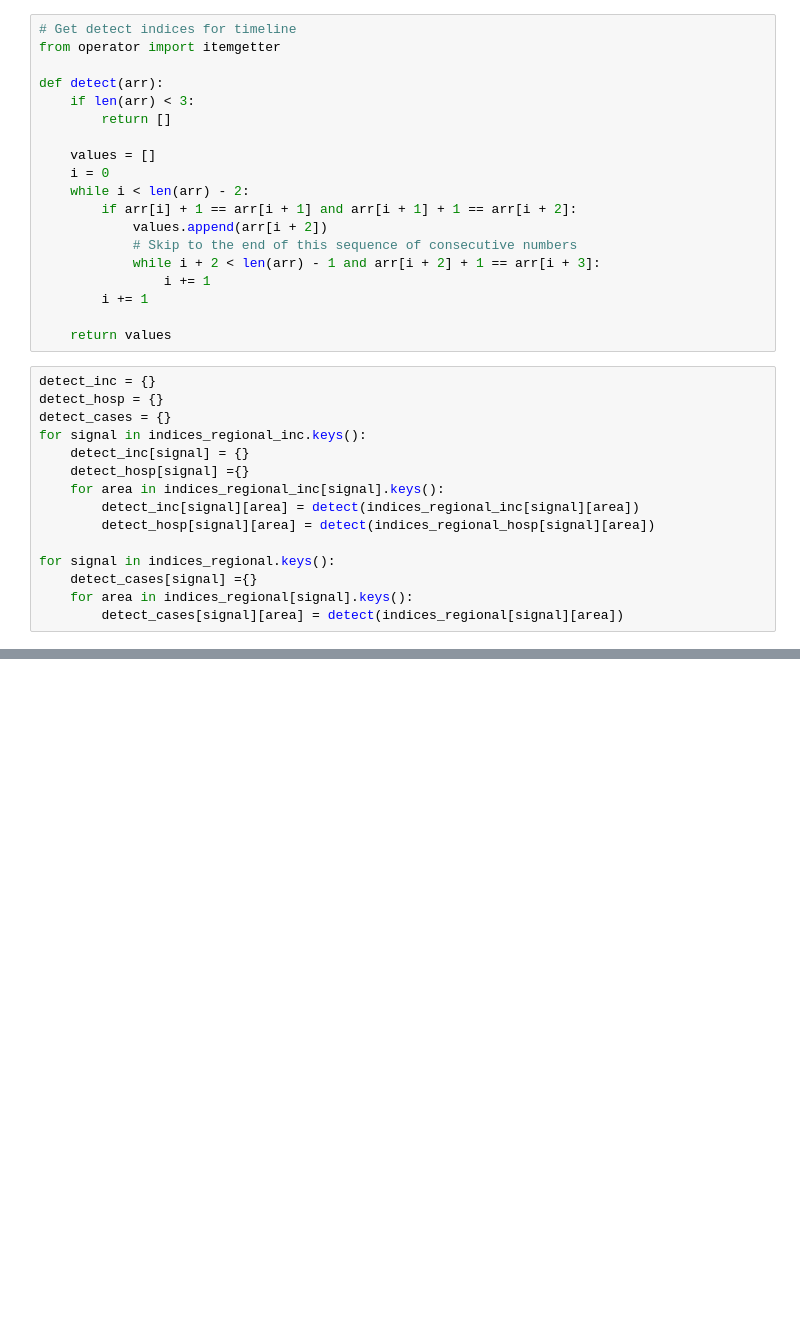
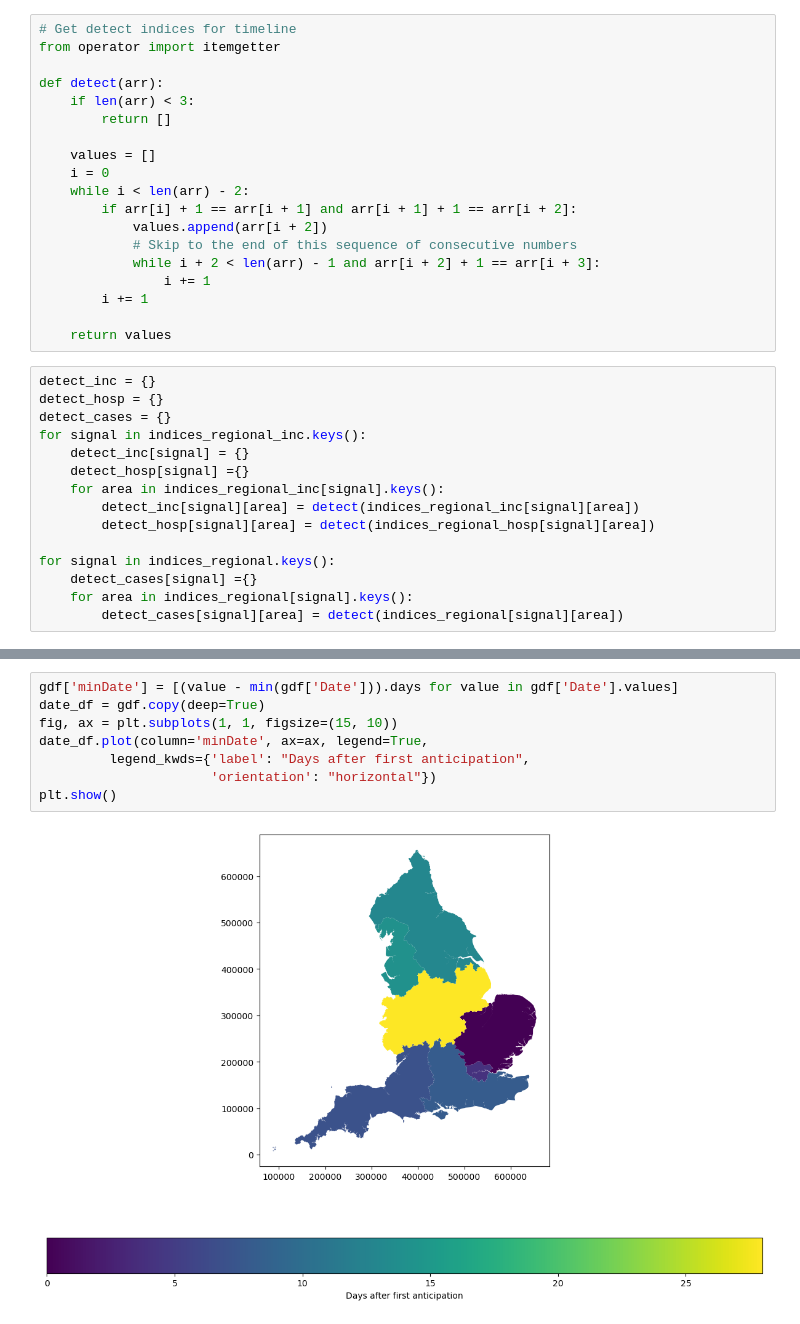
Before and after one commit to joshlooks/COVIDews, a Jupyter notebook: results_NHS.ipynb, the cells around one changed output, grey strips where cells are left out. Drawn from its saved outputs; the diff is of its cells as text; blank space fills up the shorter version.

```diff
--- a/results_NHS.ipynb
+++ b/results_NHS.ipynb
@@ -324,0 +401,10 @@ plt.show()
+# %%
+gdf['minDate'] = [(value - min(gdf['Date'])).days for value in gdf['Date'].values]
+date_df = gdf.copy(deep=True)
+fig, ax = plt.subplots(1, 1, figsize=(15, 10))
+date_df.plot(column='minDate', ax=ax, legend=True,
+         legend_kwds={'label': "Days after first anticipation",
+                      'orientation': "horizontal"})
+plt.show()
+# %% [output]
+[figure, added]
```
Also changed, not shown: parts of 8 cells of this notebook, 3 other files.
